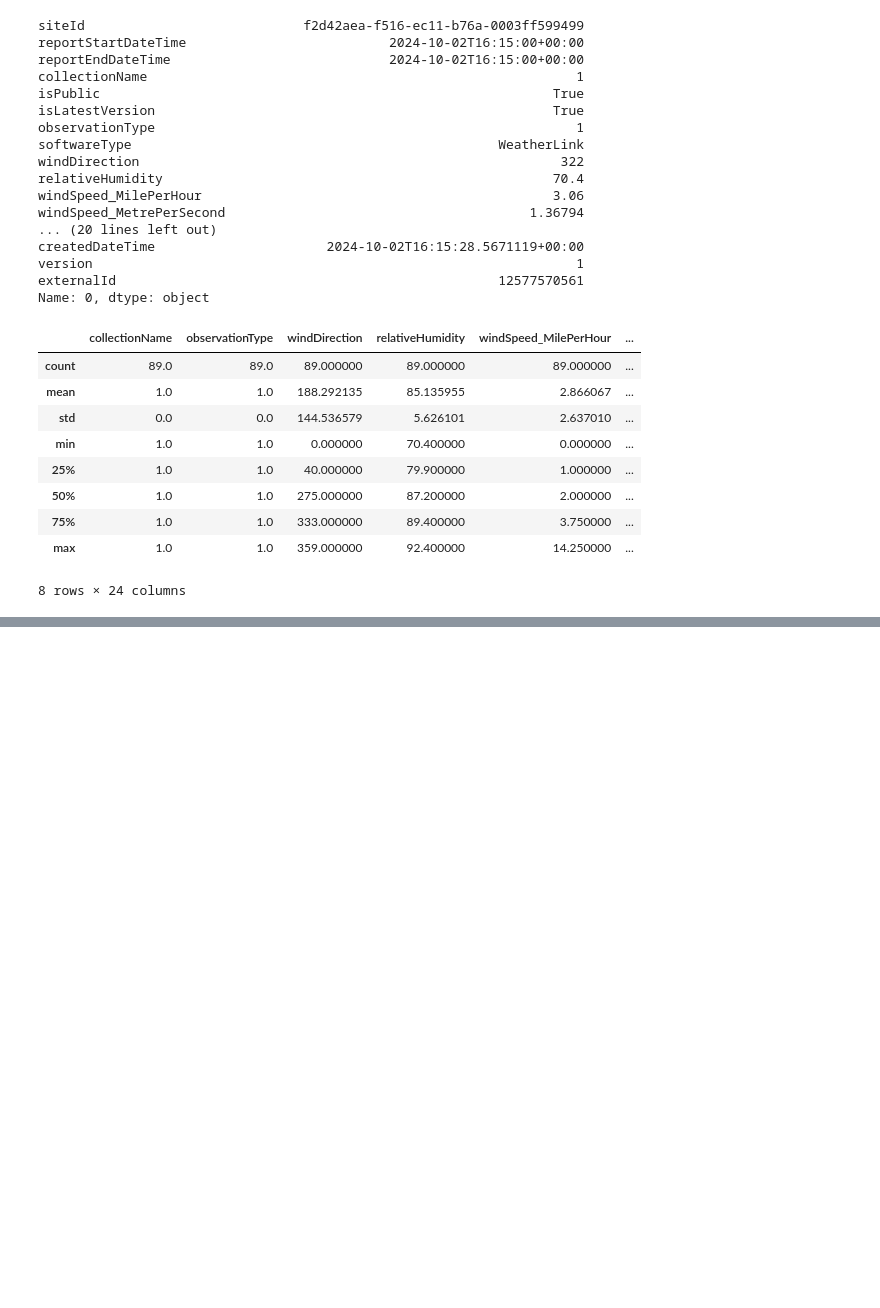
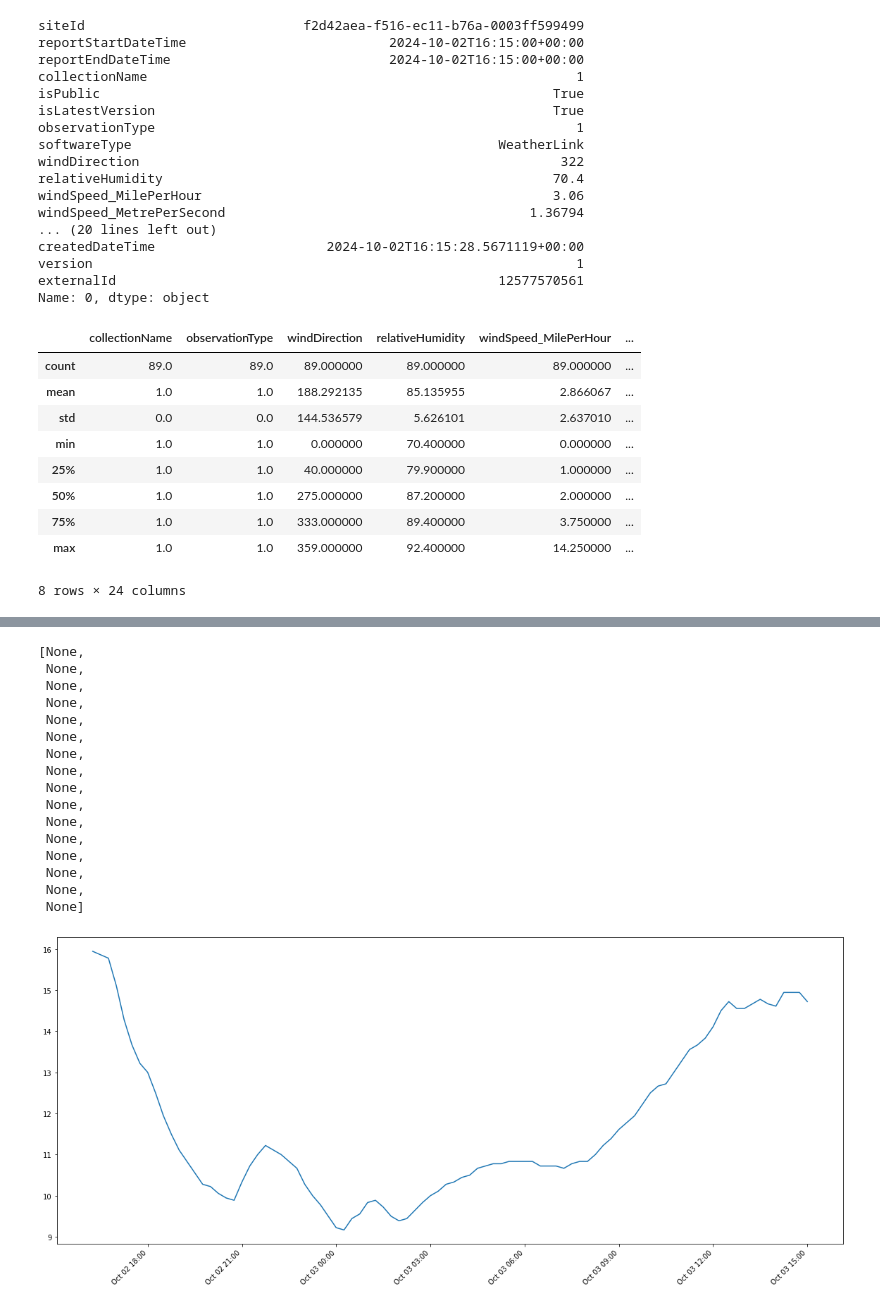
Before and after one commit to holmstead/PFDA, a Jupyter notebook: assignments/assignment2-weather.ipynb, the cells around one changed output, grey strips where cells are left out. Cells and saved outputs as stored; diff of their text form; code cells hidden in the pictures; blank space fills up the shorter version.

```diff
--- a/assignments/assignment2-weather.ipynb
+++ b/assignments/assignment2-weather.ipynb
@@ -73,0 +227,41 @@ ax.plot(df['reportStartDateTime'], df['dryBulbTemperature_Celsius'])
+# %%
+from datetime import datetime
+from matplotlib.dates import DateFormatter
+
+# set up canvas
+fig, ax = plt.subplots(1, 1, figsize=(20, 8))
+
+# define x an y values
+x_values = df["reportStartDateTime"]
+y_values = df["dryBulbTemperature_Celsius"]
+
+# create the plot
+ax.plot(x_values, y_values)
+
+# set the date fomrat
+date_format = DateFormatter("%b %d %H:%M")
+
+# then add the labels using the formatted date
+ax.xaxis.set_major_formatter(date_format)
+
+# rotate the x-labels for better viewing
+labels = ax.get_xticklabels()
+plt.setp(labels, rotation=45, horizontalalignment="right")
+# %% [output]
+[None,
+ None,
+ None,
+ None,
+ None,
+ None,
+ None,
+ None,
+ None,
+ None,
+ None,
+ None,
+ None,
+ None,
+ None,
+ None]
+[figure, added]
```
Also changed, not shown: parts of 13 cells of this notebook.
